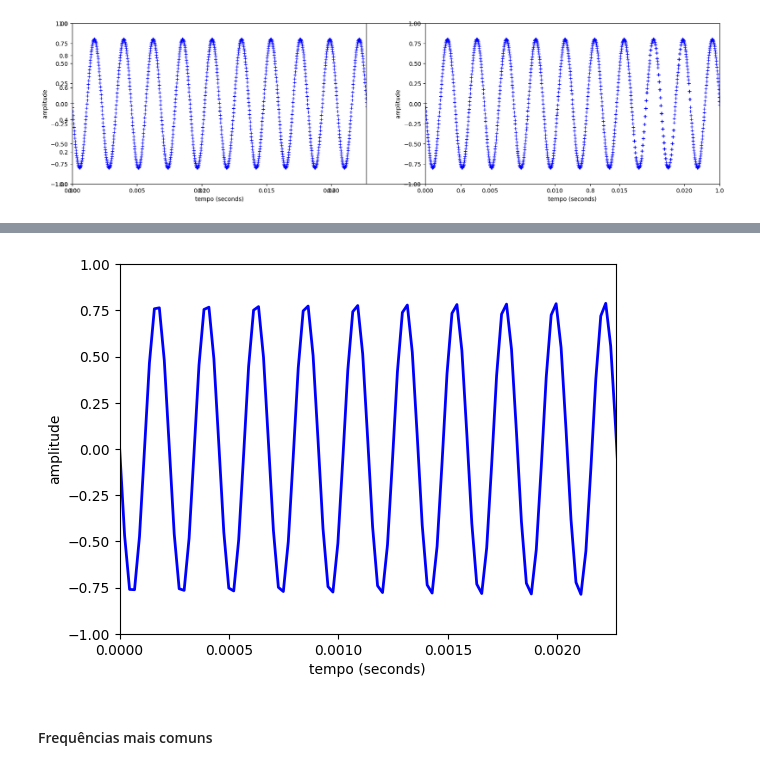
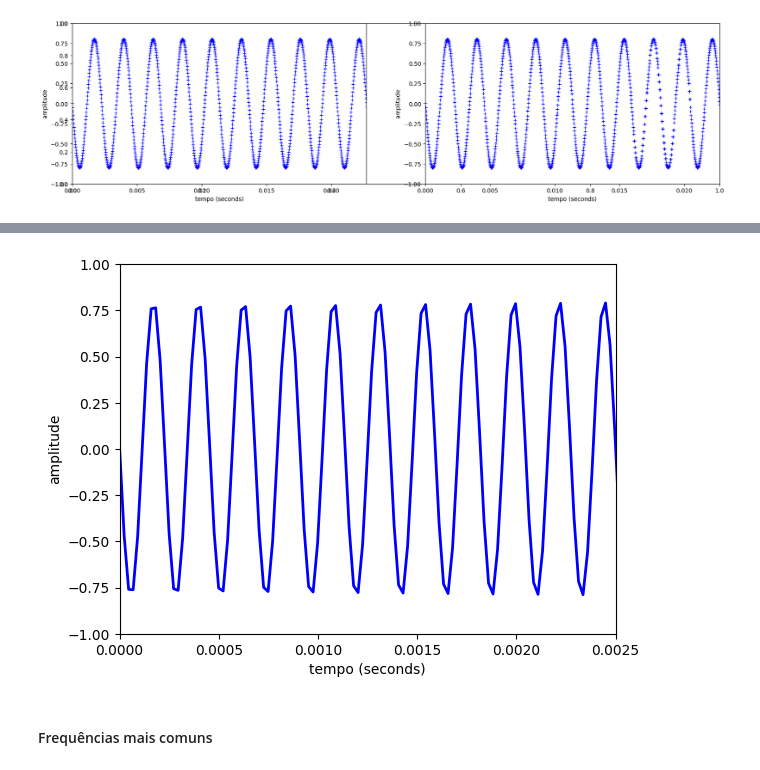
Before and after one commit to leandronunescorreia/audio-processing, a Jupyter notebook: audio_processing_basics.ipynb, the cells around one changed output, grey strips where cells are left out. Saved outputs shown, nothing was run; the diff lists cells and outputs as text; code cells hidden in the pictures.

```diff
--- a/audio_processing_basics.ipynb
+++ b/audio_processing_basics.ipynb
@@ -300,16 +303,16 @@ def create_audio(amplitude, frequencia, fase_inicial, duracao, taxa_amostragem):
 # %%
 amplitude = .8
 frequencia = 4400
 fase_inicial = np.pi
 duracao = 1
 taxa_amostragem = 44100
 
 tempo, audio = create_audio(amplitude, frequencia, fase_inicial, duracao, taxa_amostragem)
 ipd.display(ipd.Audio(data=audio, rate=taxa_amostragem))
-draw_wave(tempo, audio, 'b', duracao, 441, amplitude+.2)
+draw_wave(tempo, audio, 'b', duracao, 400, amplitude+.2)
 # %% [output]
 [interactive output not drawn]
-[figure, old version]
+[figure, new version]
 # %% [markdown]
 <a id="6"></a>
 
```
Also changed, not shown: parts of 6 cells of this notebook, 1 other file.
